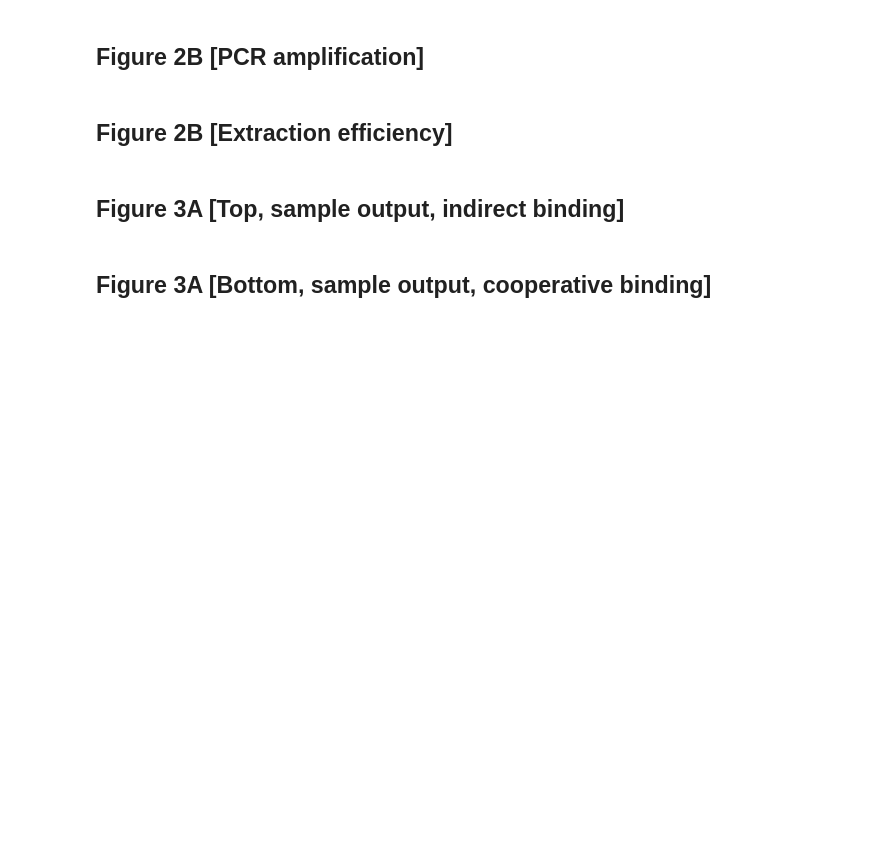
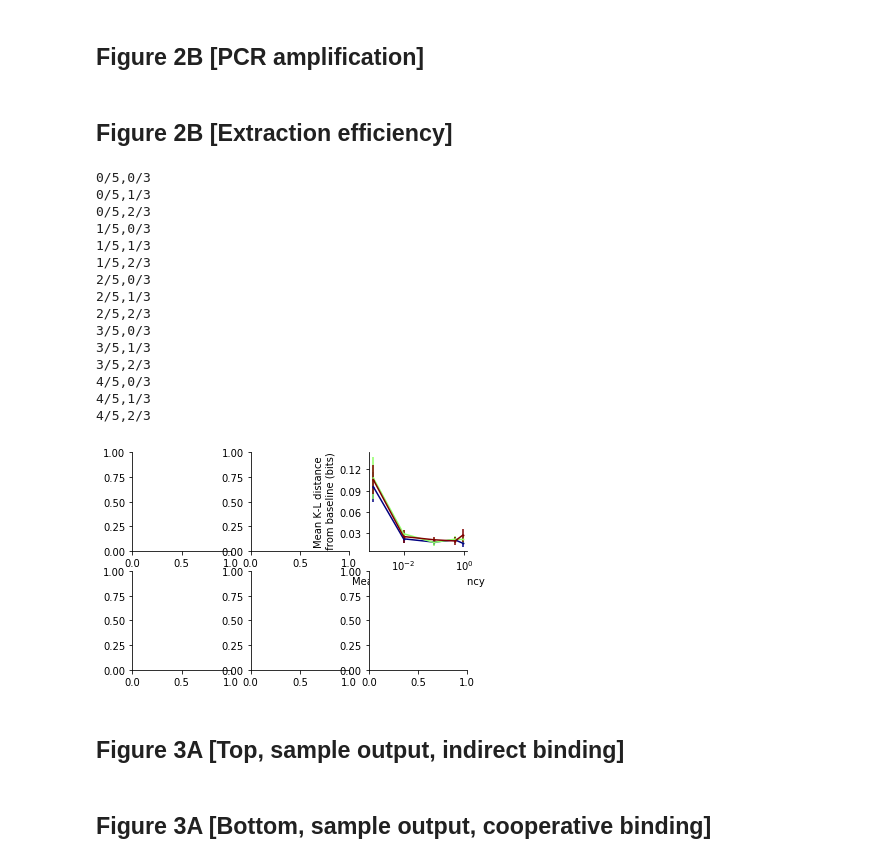
Before and after one commit to vishakad/chipulate, a Jupyter notebook: paper/Manuscript.ipynb, the cells around one changed output. Drawn from its saved outputs; the diff is of its cells as text; code cells hidden in the pictures; blank space fills up the shorter version.

```diff
--- a/paper/Manuscript.ipynb
+++ b/paper/Manuscript.ipynb
@@ -9,8 +9,7 @@ The module sklearn is needed in addition to the modules listed in the URL above.
 # Initialization
 # %%
 import pandas as pd
-import matplotlib
-matplotlib.rcParams['svg.fonttype'] = 'none'
+#%matplotlib qt5
 from matplotlib import colors as mplcolors
 import scipy
 import numpy as np
@@ -20,10 +19,10 @@ import matplotlib as mpl
 from matplotlib import cm
 import chip_scratch as cs
 import MotifTable
-#import sklearn.metrics
+import sklearn.metrics
 import plots
 import distributions
-%matplotlib
+#%matplotlib
 %load_ext autoreload
 %autoreload 2
 
@@ -67,6 +66,19 @@ def createFigure( paperFigStr ):
         paperFigures[paperFigStr] = plt.subplots( nrows=1, ncols=2, num='Figure MI' )
     elif paperFigStr == 'Figure S1':
         paperFigures[paperFigStr] = plt.subplots( nrows=4, ncols=4, num='Figure S1', sharey=True )
+    elif paperFigStr == 'Figure S3':
+        paperFigures[paperFigStr] = plt.subplots( nrows=5, ncols=5, num='Figure S3', sharey=True, sharex=True, figsize=(10.6,6) )
+    elif paperFigStr == 'Figure S4':
+        paperFigures[paperFigStr] = plt.subplots( nrows=5, ncols=5, num='Figure S4', sharey=True, sharex=True, figsize=(10.6,6) )
+    elif paperFigStr == 'Figure S5':
+        paperFigures[paperFigStr] = plt.subplots( nrows=4, ncols=3, num='Figure S5', sharey=True, sharex=True, figsize=(10.6,6) )
+    elif paperFigStr == 'Figure S6':
+        paperFigures[paperFigStr] = plt.subplots( nrows=4, ncols=3, num='Figure S6', sharey=True, sharex=True, figsize=(10.6,6) )
+    elif paperFigStr == 'Figure S7':
+        paperFigures[paperFigStr] = plt.subplots( nrows=2, ncols=3, num='Figure S7', sharey=True, sharex=True, figsize=(10.6,6) )
+    elif paperFigStr == 'Figure S8':
+        paperFigures[paperFigStr] = plt.subplots( nrows=2, ncols=3, num='Figure S8', sharey=True, sharex=True, figsize=(10.6,6) )
+
     elif paperFigStr == 'Figure 1':
         paperFigures[paperFigStr] = plt.subplots( nrows=3, ncols=2, num='Figure 1', sharex=True )
 
@@ -273,4 +286,6 @@ for muAmp in muList:
 # %%
+muList = muList[variationType][qty]
+
 if variationType == 'normal':
     fig, axes = getPaperFigureHandle('Figure 2')
 elif variationType == 'powerLaw':
@@ -293,10 +308,11 @@ elif variationType == 'powerLaw':
 
 ax.yaxis.set_major_locator( mpl.ticker.MaxNLocator(5) )
 ax.set_xscale('log')
+plt.show()
 # %% [markdown]
 ## Figure 2B [Extraction efficiency]
 # %%
-variationType = 'powerLaw'
+variationType = 'normal'
 
 if variationType == 'normal':
     muList = [0.001,0.01,0.1,0.5,0.9]
@@ -335,33 +351,50 @@ for muExt in muList:
             learnGenome = genome.head( np.int(0.1*numLocations) )
 
             pwmSingle, pcmSingle, pfmSingle = cs.findPWM( learnGenome['sequence'].values )
             motifInformation[muIdx,widthIdx,rep] = MotifTable.klDist( pfmRef, pfmSingle )/pfmRef.shape[1]
 
         widthIdx += 1
     muIdx += 1
 
 if variationType == 'normal':
     fig, axes = getPaperFigureHandle('Figure 2')
 elif variationType == 'powerLaw':
     fig, axes = getPaperFigureHandle('Figure S2')
 
 ax = axes[0,2]
 ax.clear()
 plt.sca(ax)
 
 means = motifInformation.mean(axis=2)
 stds = motifInformation.std(axis=2)
 if variationType == 'normal':
     _ = plots.manyErrorBarsPlot( muList, means, stds, cvList, cbarText='Coefficient of variation',xIsMean=True,
                             xAxisText='Mean extraction efficiency', yAxisText='Mean K-L distance\n from baseline (bits)', cmap='jet',fontsize=10, plotCbar=False)
 elif variationType == 'powerLaw':
     ax.errorbar( muRange, means[0], yerr=stds[0], marker='.' )
     ax.set_xlabel('Mean extraction efficiency',fontsize=10)
     ax.set_ylabel('Mean K-L distance\n from baseline (bits)',fontsize=10)
 
 ax.tick_params(labelsize=10)
 ax.yaxis.set_major_locator( mpl.ticker.MaxNLocator(5) )
 ax.set_xscale('log')
+# %% [output]
+0/5,0/3
+0/5,1/3
+0/5,2/3
+1/5,0/3
+1/5,1/3
+1/5,2/3
+2/5,0/3
+2/5,1/3
+2/5,2/3
+3/5,0/3
+3/5,1/3
+3/5,2/3
+4/5,0/3
+4/5,1/3
+4/5,2/3
+[figure, added]
 # %%
 if variationType == 'normal':
     fig, axes = getPaperFigureHandle('Figure 2')
```
Also changed, not shown: parts of 25 cells of this notebook, 4 other files.
